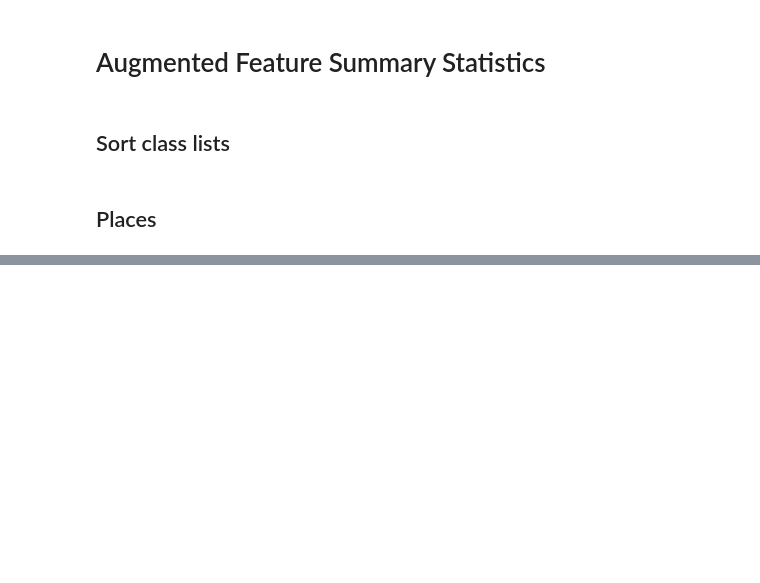
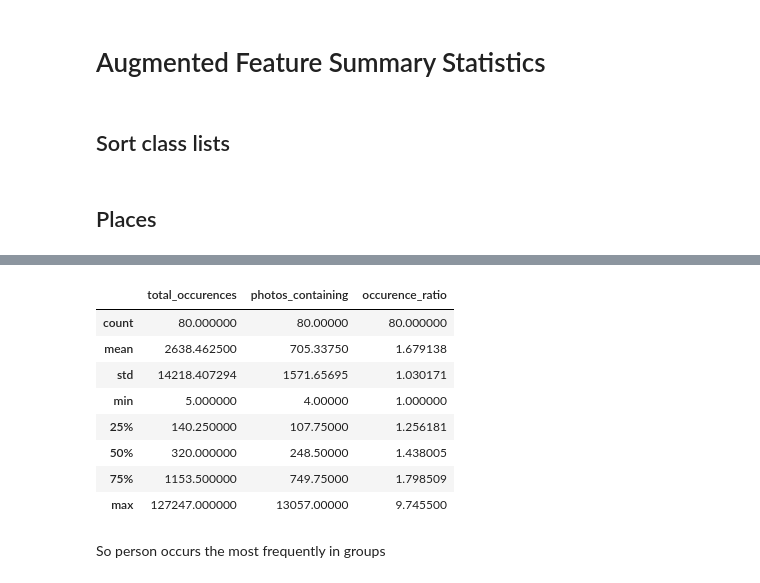
Before and after one commit to obrookes/privacy_decisions, a Jupyter notebook: augmented_feature_summary_stats.ipynb, the cells around one changed output, grey strips where cells are left out. Saved outputs shown, nothing was run; the diff lists cells and outputs as text; code cells hidden in the pictures; blank space fills up the shorter version.

Commit message:
Add coco object data stats

```diff
--- a/augmented_feature_summary_stats.ipynb
+++ b/augmented_feature_summary_stats.ipynb
@@ -129,0 +145,35 @@ What we see is that the distribution looks fairly similar. In fact, the top 4 pl
+# %%
+coco_data = (
+    pd.DataFrame(
+        count_data[coco_objects]
+        .astype(int)
+        .sum()
+    )
+    .sort_values(0, ascending=False)
+    .reset_index()
+    .rename(
+        columns={"index": "object", 0: "total_occurences"}
+    )
+)
+coco_data["object"] = coco_data["object"].apply(lambda x: x[7:])
+# %%
+coco_data2 = (
+    pd.DataFrame(
+        bool_data[coco_objects]
+        .astype(int)
+        .sum()
+    )
+    .reset_index()
+    .rename(
+        columns={"index": "object", 0: "photos_containing"}
+    )
+)
+coco_data2["object"] = coco_data2["object"].apply(lambda x: x[7:])
+# %%
+coco_data = pd.merge(
+    left=coco_data,
+    right=coco_data2,
+    left_on="object",
+    right_on="object",
+)
+del(coco_data2)
@@ -129,0 +230,2 @@ What we see is that the distribution looks fairly similar. In fact, the top 4 pl
+# %%
+coco_data["occurence_ratio"] = coco_data.total_occurences / coco_data.photos_containing
@@ -129,0 +241,14 @@ What we see is that the distribution looks fairly similar. In fact, the top 4 pl
+# %%
+coco_data.describe()
+# %% [output]
+|  | total_occurences | photos_containing | occurence_ratio |
+| count | 80.000000 | 80.00000 | 80.000000 |
+| mean | 2638.462500 | 705.33750 | 1.679138 |
+| std | 14218.407294 | 1571.65695 | 1.030171 |
+| min | 5.000000 | 4.00000 | 1.000000 |
+| 25% | 140.250000 | 107.75000 | 1.256181 |
+| 50% | 320.000000 | 248.50000 | 1.438005 |
+| 75% | 1153.500000 | 749.75000 | 1.798509 |
+| max | 127247.000000 | 13057.00000 | 9.745500 |
+# %% [markdown]
+So person occurs the most frequently in groups
```
Also changed, not shown: parts of 34 cells of this notebook.
